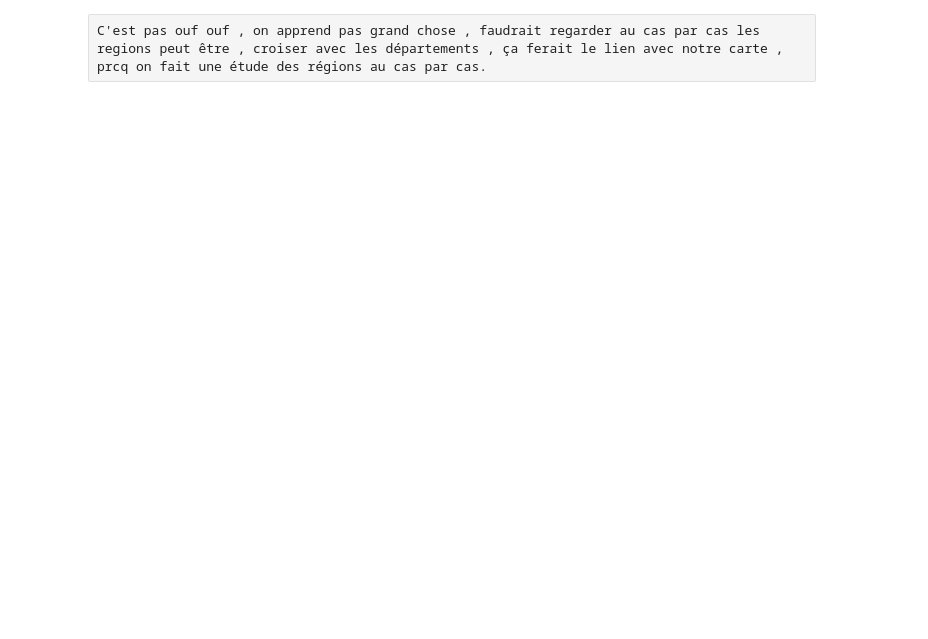
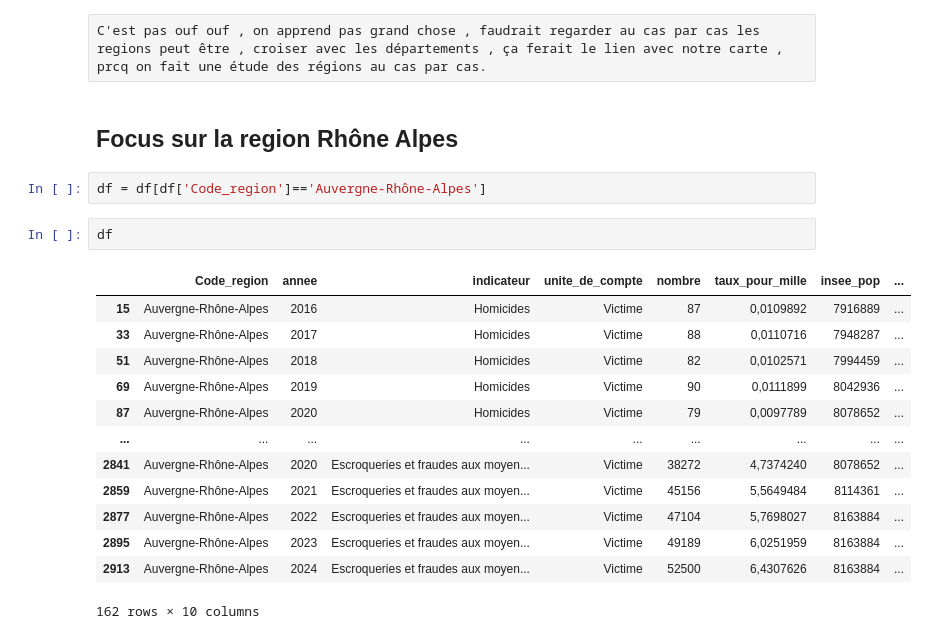
Before and after one commit to Flotauv/DataVisualization-Project, a Jupyter notebook: data_process_flo.ipynb, the cells around one changed output. Saved outputs shown, nothing was run; the diff lists cells and outputs as text; blank space fills up the shorter version.

Commit message:
ajout base region + ville grenoble

```diff
--- a/data_process_flo.ipynb
+++ b/data_process_flo.ipynb
@@ -140,2 +141,22 @@ fig.show()
 # %% [raw]
 C'est pas ouf ouf , on apprend pas grand chose , faudrait regarder au cas par cas les regions peut être , croiser avec les départements , ça ferait le lien avec notre carte , prcq on fait une étude des régions au cas par cas.
+# %% [markdown]
+## Focus sur la region Rhône Alpes
+# %%
+df = df[df['Code_region']=='Auvergne-Rhône-Alpes']
+# %%
+df
+# %% [output]
+|  | Code_region | annee | indicateur | unite_de_compte | nombre | taux_pour_mille | insee_pop | ... |
+| 15 | Auvergne-Rhône-Alpes | 2016 | Homicides | Victime | 87 | 0,0109892 | 7916889 | ... |
+| 33 | Auvergne-Rhône-Alpes | 2017 | Homicides | Victime | 88 | 0,0110716 | 7948287 | ... |
+| 51 | Auvergne-Rhône-Alpes | 2018 | Homicides | Victime | 82 | 0,0102571 | 7994459 | ... |
+| 69 | Auvergne-Rhône-Alpes | 2019 | Homicides | Victime | 90 | 0,0111899 | 8042936 | ... |
+| 87 | Auvergne-Rhône-Alpes | 2020 | Homicides | Victime | 79 | 0,0097789 | 8078652 | ... |
+| ... | ... | ... | ... | ... | ... | ... | ... | ... |
+| 2841 | Auvergne-Rhône-Alpes | 2020 | Escroqueries et fraudes aux moyen... | Victime | 38272 | 4,7374240 | 8078652 | ... |
+| 2859 | Auvergne-Rhône-Alpes | 2021 | Escroqueries et fraudes aux moyen... | Victime | 45156 | 5,5649484 | 8114361 | ... |
+| 2877 | Auvergne-Rhône-Alpes | 2022 | Escroqueries et fraudes aux moyen... | Victime | 47104 | 5,7698027 | 8163884 | ... |
+| 2895 | Auvergne-Rhône-Alpes | 2023 | Escroqueries et fraudes aux moyen... | Victime | 49189 | 6,0251959 | 8163884 | ... |
+| 2913 | Auvergne-Rhône-Alpes | 2024 | Escroqueries et fraudes aux moyen... | Victime | 52500 | 6,4307626 | 8163884 | ... |
+162 rows × 10 columns
```
Also changed, not shown: parts of 12 cells of this notebook.
